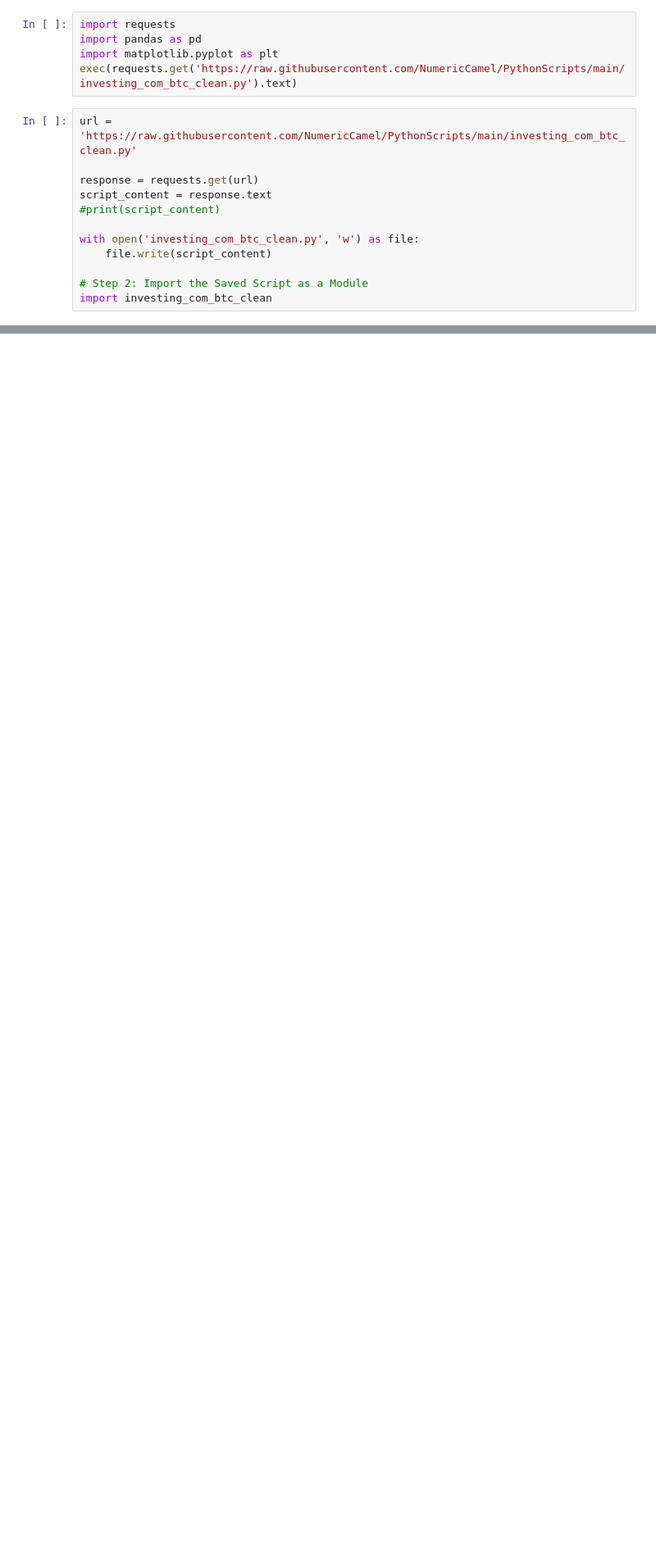
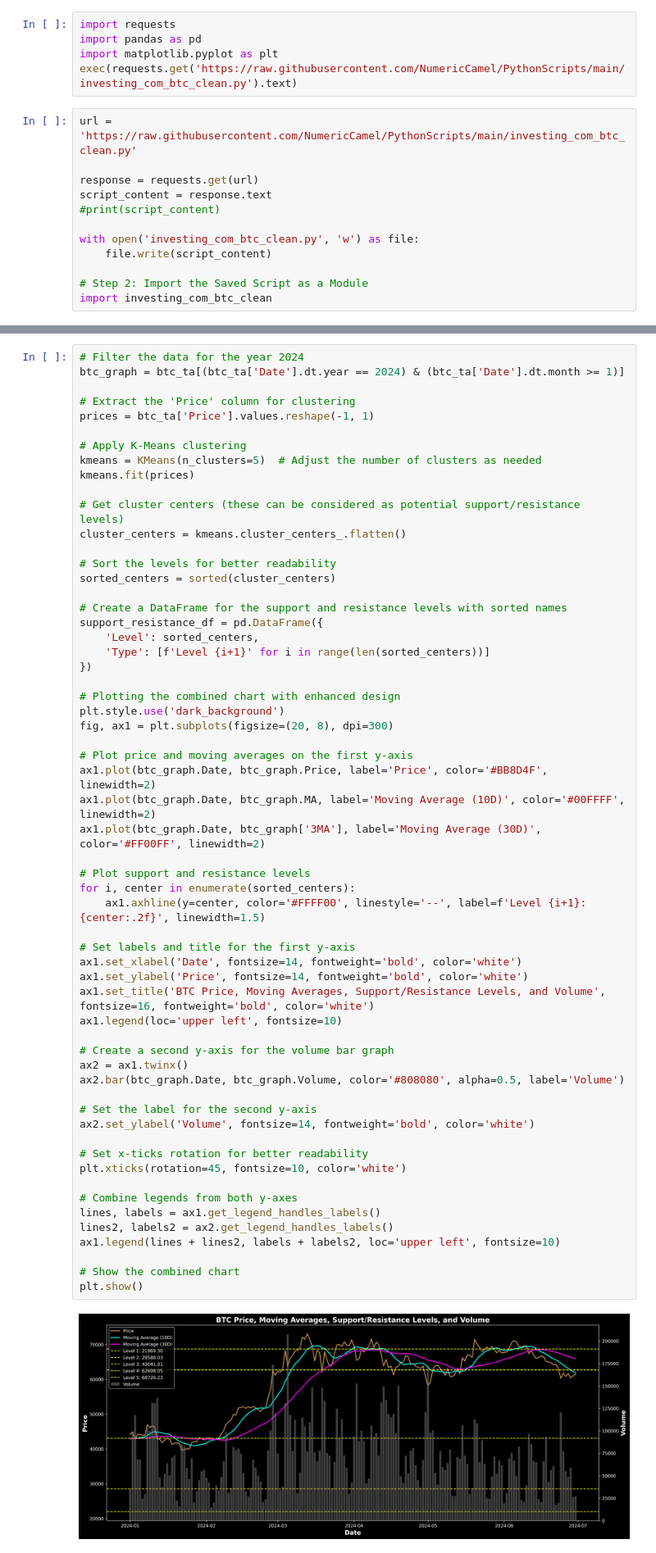
Before and after one commit to NumericCamel/Crypto, a Jupyter notebook: Bitcoin_Price_Analysis.ipynb, the cells around one changed output, grey strips where cells are left out. Shown: that part at 82% size. Drawn from its saved outputs; the diff is of its cells as text; blank space fills up the shorter version.

```diff
--- a/Bitcoin_Price_Analysis.ipynb
+++ b/Bitcoin_Price_Analysis.ipynb
@@ -44,0 +137,61 @@ btc_1
+# %%
+# Filter the data for the year 2024
+btc_graph = btc_ta[(btc_ta['Date'].dt.year == 2024) & (btc_ta['Date'].dt.month >= 1)]
+
+# Extract the 'Price' column for clustering
+prices = btc_ta['Price'].values.reshape(-1, 1)
+
+# Apply K-Means clustering
+kmeans = KMeans(n_clusters=5)  # Adjust the number of clusters as needed
+kmeans.fit(prices)
+
+# Get cluster centers (these can be considered as potential support/resistance levels)
+cluster_centers = kmeans.cluster_centers_.flatten()
+
+# Sort the levels for better readability
+sorted_centers = sorted(cluster_centers)
+
+# Create a DataFrame for the support and resistance levels with sorted names
+support_resistance_df = pd.DataFrame({
+    'Level': sorted_centers,
+    'Type': [f'Level {i+1}' for i in range(len(sorted_centers))]
+})
+
+# Plotting the combined chart with enhanced design
+plt.style.use('dark_background')
+fig, ax1 = plt.subplots(figsize=(20, 8), dpi=300)
+
+# Plot price and moving averages on the first y-axis
+ax1.plot(btc_graph.Date, btc_graph.Price, label='Price', color='#BB8D4F', linewidth=2)
+ax1.plot(btc_graph.Date, btc_graph.MA, label='Moving Average (10D)', color='#00FFFF', linewidth=2)
+ax1.plot(btc_graph.Date, btc_graph['3MA'], label='Moving Average (30D)', color='#FF00FF', linewidth=2)
+
+# Plot support and resistance levels
+for i, center in enumerate(sorted_centers):
+    ax1.axhline(y=center, color='#FFFF00', linestyle='--', label=f'Level {i+1}: {center:.2f}', linewidth=1.5)
+
+# Set labels and title for the first y-axis
+ax1.set_xlabel('Date', fontsize=14, fontweight='bold', color='white')
+ax1.set_ylabel('Price', fontsize=14, fontweight='bold', color='white')
+ax1.set_title('BTC Price, Moving Averages, Support/Resistance Levels, and Volume', fontsize=16, fontweight='bold', color='white')
+ax1.legend(loc='upper left', fontsize=10)
+
+# Create a second y-axis for the volume bar graph
+ax2 = ax1.twinx()
+ax2.bar(btc_graph.Date, btc_graph.Volume, color='#808080', alpha=0.5, label='Volume')
+
+# Set the label for the second y-axis
+ax2.set_ylabel('Volume', fontsize=14, fontweight='bold', color='white')
+
+# Set x-ticks rotation for better readability
+plt.xticks(rotation=45, fontsize=10, color='white')
+
+# Combine legends from both y-axes
+lines, labels = ax1.get_legend_handles_labels()
+lines2, labels2 = ax2.get_legend_handles_labels()
+ax1.legend(lines + lines2, labels + labels2, loc='upper left', fontsize=10)
+
+# Show the combined chart
+plt.show()
+# %% [output]
+[figure, added]
```
Also changed, not shown: parts of 3 cells of this notebook, 2 other files.
